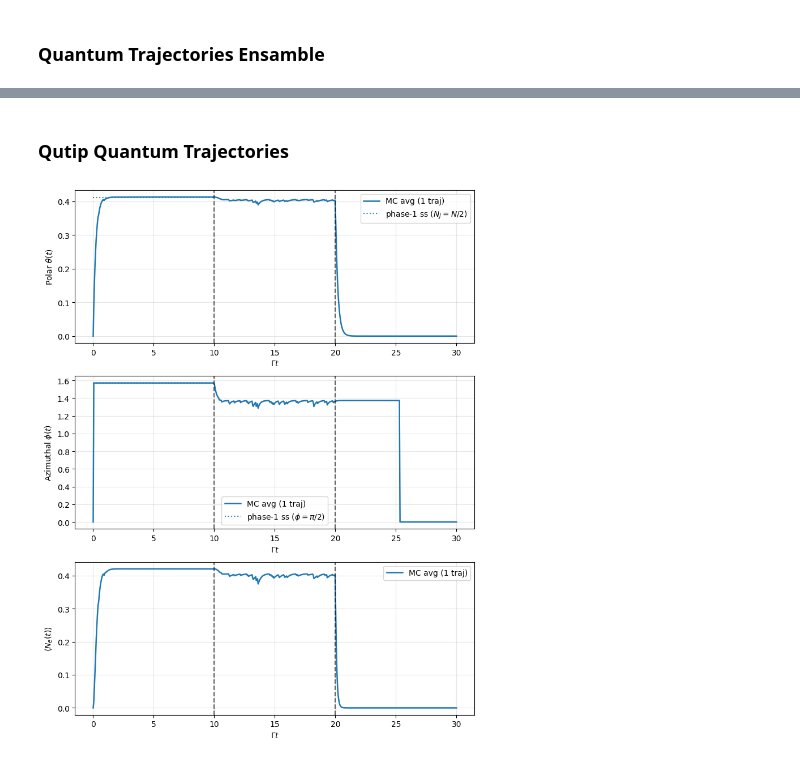
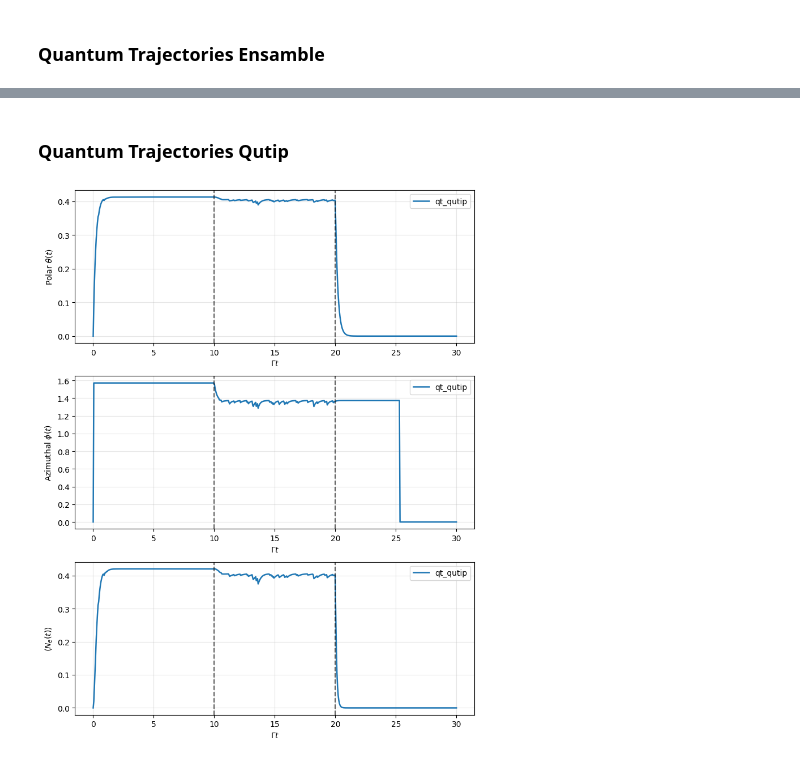
Before and after one commit to AsharKamal98/cavity-OAT, a Jupyter notebook: main.ipynb, the cells around one changed output, grey strips where cells are left out. Cells and saved outputs as stored; diff of their text form; code cells hidden in the pictures.

```diff
--- a/main.ipynb
+++ b/main.ipynb
@@ -7,6 +7,7 @@ from common.utils import (
 )
 
 from pathlib import Path
+import numpy as np
 
 %load_ext autoreload
 %autoreload 2
@@ -29,6 +30,6 @@ phases = default_three_phase_protocol(
 )
 
 seed = 1234
-dt = 1e-3
-save_every = 20
+dt = 1e-1
+save_every = 1
 # %% [markdown]
@@ -63,16 +64,17 @@ if True:
         seed=seed,
     )
 
-    obs_avg = trajectory_observables(result)
-    avg_result = single_trajectory_to_averaged_result(result, obs_avg)
+    obs = trajectory_observables(result)
+    obs = single_trajectory_to_averaged_result(result, obs)
 
 
     # fig, axes = plot_trajectory_angles_and_excitation(result, phases)
     output_dir = Path("output")
     output_dir.mkdir(exist_ok=True)
     fig, axes = plot_trajectory_angles_and_excitation(
-        avg_result,
+        obs,
         phases,
         output_path=output_dir / "qt_single.png",
+        label="qt_single",
     )
 # %% [output]
@@ -80,7 +82,7 @@ if True:
 # %% [markdown]
 ### Quantum Trajectories Ensamble
 # %%
-if True:
+if False:
     from quantum_trajectories.state_helpers import centered_sector_initial_coeffs
     from quantum_trajectories.ensamble_sim import run_trajectory_ensemble
     from quantum_trajectories.aggregator import (
@@ -118,34 +118,36 @@ if True:
 # %% [markdown]
-### Qutip Quantum Trajectories
+### Quantum Trajectories Qutip
 # %%
 if True:
     from quantum_trajectories_qutip.sim import (
         simulate_fixed_nj_me_trajectory,
         simulate_fixed_nj_mc_trajectory
     )
     from quantum_trajectories_qutip.aggregator import (
         qutip_fixed_nj_mcsolve_observables,
-    )
-    from common.plotting import (
-        plot_qutip_angles_and_excitation,
     )
 
 
     qt_sim = simulate_fixed_nj_mc_trajectory(
         N=N,
         gamma=gamma,
         phases=phases,
         num_points=600,
         ntraj=1,
         seed=1234,
     )
 
-    obs = qutip_fixed_nj_mcsolve_observables(qt_sim)
+    obs_qutip = qutip_fixed_nj_mcsolve_observables(qt_sim)
 
+    output_dir = Path("output")
+    output_dir.mkdir(exist_ok=True)
     fig, axes = plot_trajectory_angles_and_excitation(
-        obs,
+        obs_qutip,
         phases,
         output_path=output_dir / "qt_qutip.png",
+        axes=None,
+        label="qt_qutip",
+
     )
 # %% [output]
-[figure, old version]
+[figure, new version]
```
Also changed, not shown: parts of 5 cells of this notebook, 8 other files.
